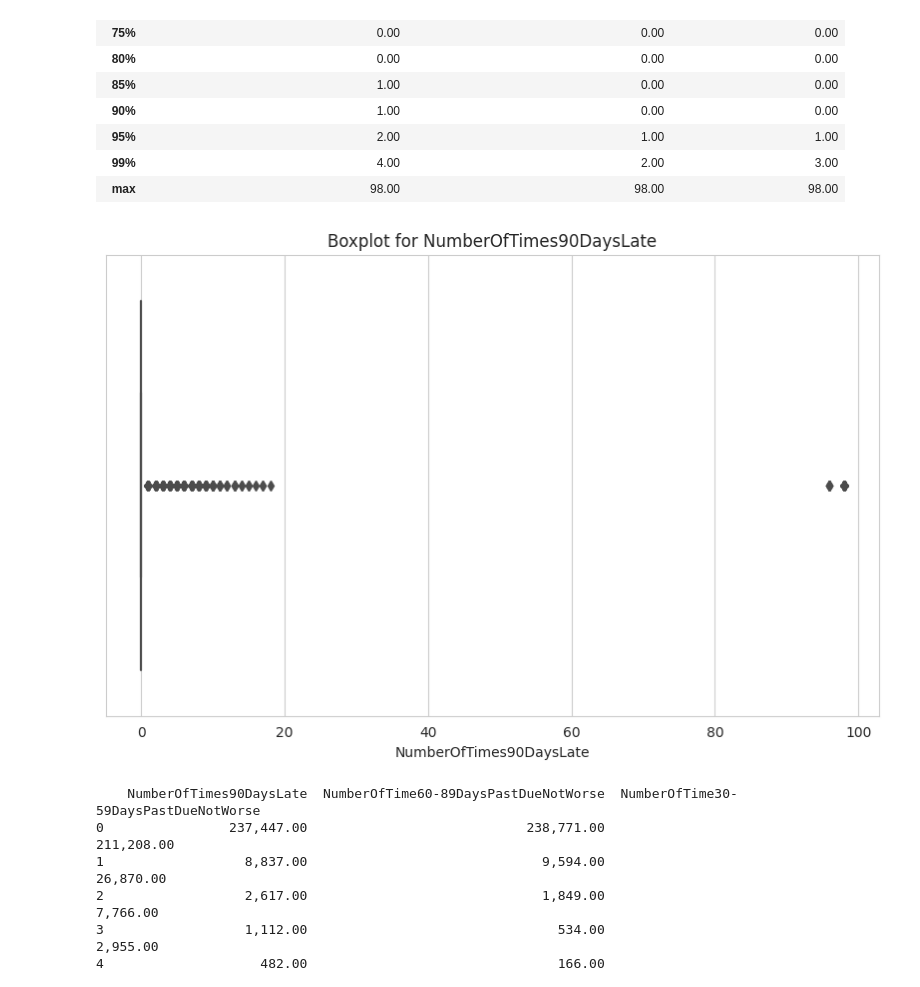
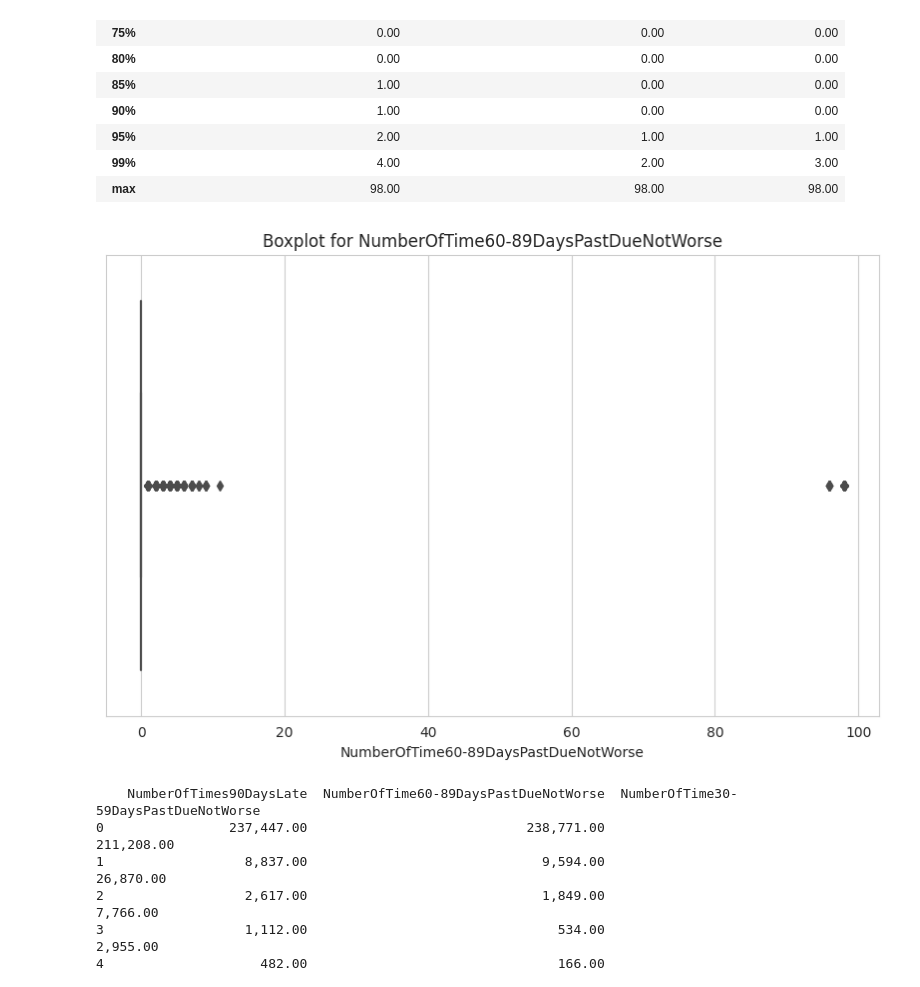
Before and after one commit to Saba-a11/Kaggle_Credit_Score, a Jupyter notebook: CreditModel.ipynb, the cells around one changed output. Drawn from its saved outputs; the diff is of its cells as text; code cells hidden in the pictures.

```diff
--- a/CreditModel.ipynb
+++ b/CreditModel.ipynb
@@ -440,10 +430,6 @@ box_plot(combined_data, 'age')
 # %% [markdown]
 Considering age older than 78 to be 78. Because the information value of all ages above 78 years is the same. For the age value of zero, we substitute the median age.
 # %%
-# Age older than 78
-upper_bound = 78
-combined_data.loc[combined_data['age'] > upper_bound, 'age'] = upper_bound
-
 # Impute age=0 with the median age
 median_age = combined_data['age'].median()
 combined_data['age'] = combined_data['age'].replace(0, median_age)
@@ -472,9 +458,9 @@ combined_data[late_pay_cols].describe([0.25, 0.5, 0.75, 0.8, 0.85, 0.90, 0.95, 0
 | 99% | 4.00 | 2.00 | 3.00 |
 | max | 98.00 | 98.00 | 98.00 |
 # %%
-box_plot(combined_data, 'NumberOfTimes90DaysLate')
+box_plot(combined_data, 'NumberOfTime60-89DaysPastDueNotWorse')
 # %% [output]
-[figure, old version]
+[figure, new version]
 # %%
 # Create three tables
 count_90_days = combined_data["NumberOfTimes90DaysLate"].value_counts().sort_index()
```
Also changed, not shown: parts of 46 cells of this notebook.
